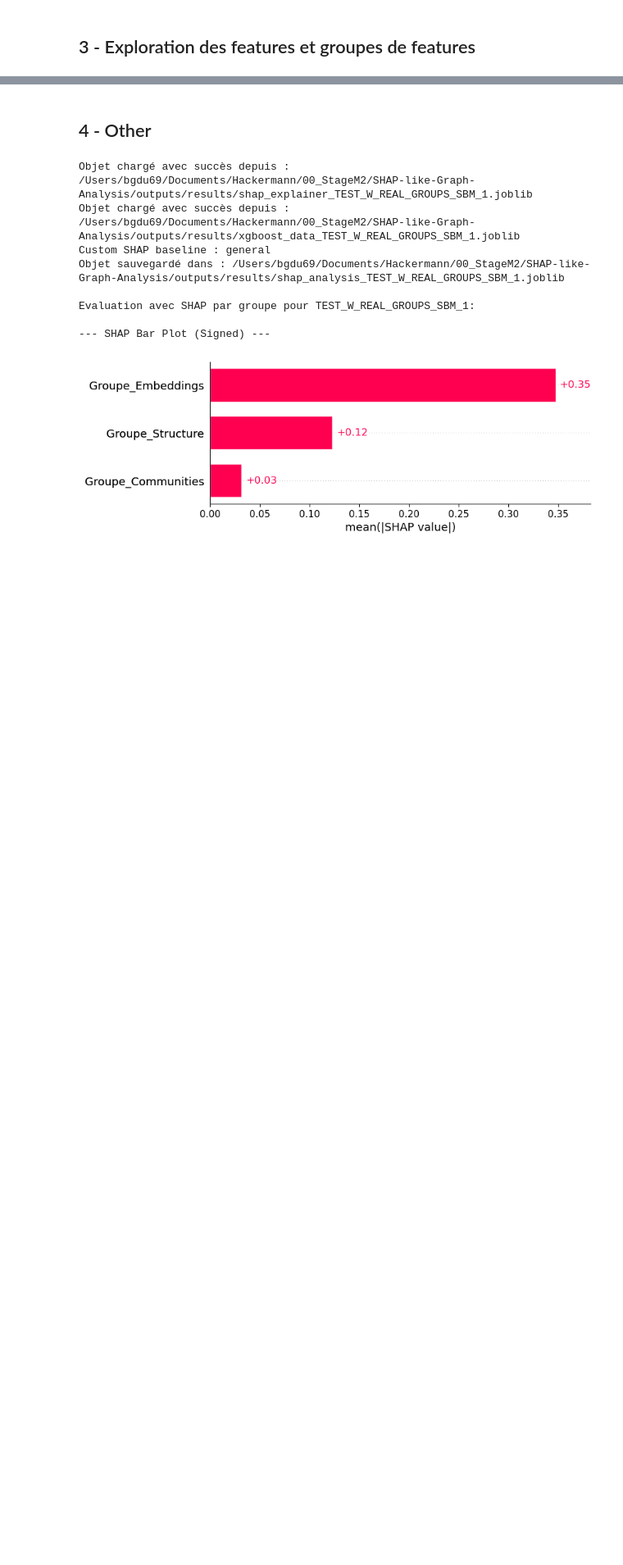
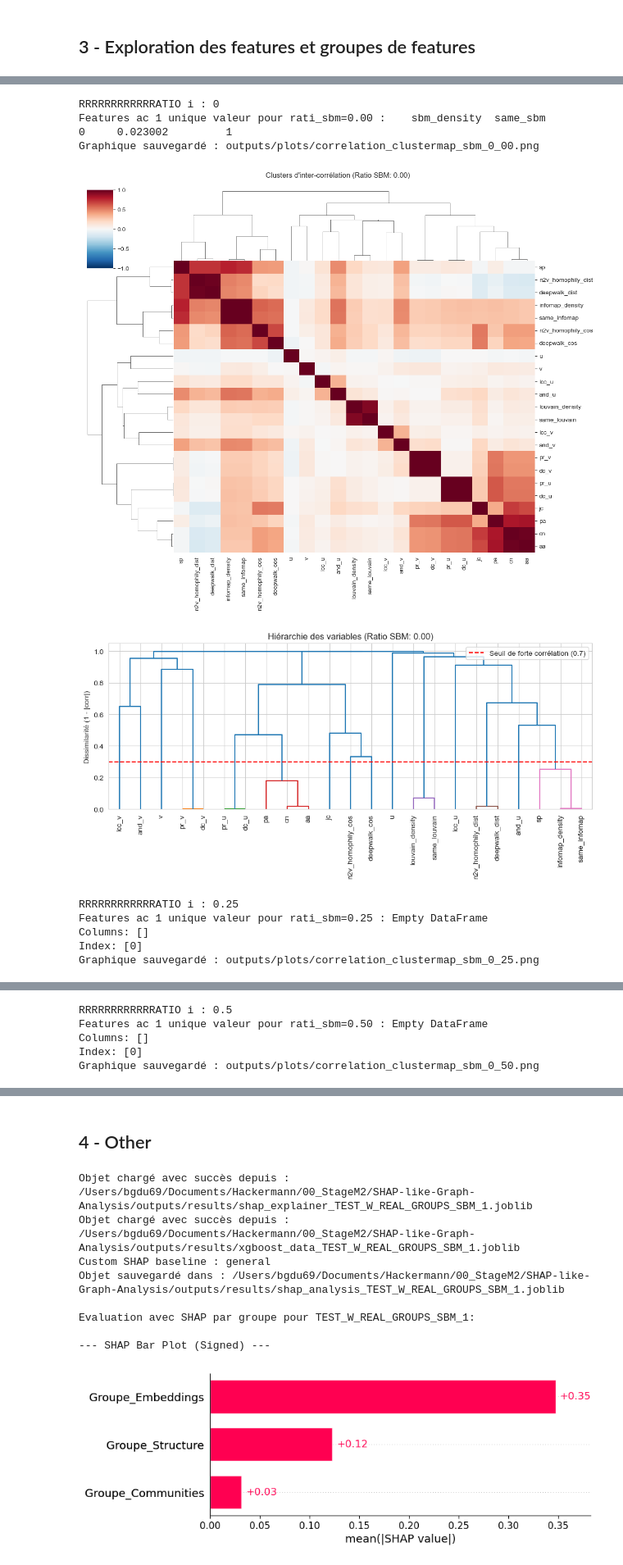
Before and after one commit to DeankoontzG/SHAP-like-Graph-Analysis, a Jupyter notebook: Performance_Analysis.ipynb, the cells around one changed output, grey strips where cells are left out. Shown at 82% size. Drawn from its saved outputs; the diff is of its cells as text; code cells hidden in the pictures; blank space fills up the shorter version.

```diff
--- a/Performance_Analysis.ipynb
+++ b/Performance_Analysis.ipynb
@@ -1305,0 +1224,70 @@ Graphique sauvegardé : outputs/plots/correlation_clustermap_sbm_0_00.png
+# %%
+# On garde tes groupes pour l'analyse
+group_mapping = {
+    "Groupe_Structure": ['cn', 'aa', 'jc', 'pa', 'sp', 'pr_u', 'pr_v', 'lcc_u', 'lcc_v', 'and_u', 'and_v', 'dc_u', 'dc_v'],
+    "Groupe_Communities": ['sbm_density', 'same_sbm', 'infomap_density', 'same_infomap',"louvain_density", "same_louvain"],
+    "Groupe_Embeddings": ['n2v_homophily_cos', 'n2v_homophily_dist', 'deepwalk_cos', 'deepwalk_dist']
+}
+
+output_folder = "outputs/plots"
+os.makedirs(output_folder, exist_ok=True)
+
+ratios = [0, 0.25, 0.50, 0.75, 1.00]
+for i in ratios:
+    print(f"RRRRRRRRRRRRATIO i : {i}")
+    sbm_val_str = f"{i:.2f}"
+    pos_val_str = f"{1-i:.2f}"
+    G_name = f"artificial_graph_sbmv2_{sbm_val_str.replace('.', '_')}_pos_{pos_val_str.replace('.', '_')}"
+
+    _, dataset_train, _, _, _, _ = gp.load_all_data_for_graph(G_name)
+    features = [c for c in dataset_train.columns if c != 'target']
+    df_features = dataset_train[features]
+
+    print(f"Features ac 1 unique valeur pour rati_sbm={sbm_val_str} : {df_features.loc[:, df_features.nunique() <= 1].head(1)}")
+    df_features = df_features.loc[:, df_features.nunique() > 1]
+
+    # --- CALCUL DE LA MATRICE DE CORRÉLATION ---
+    corr_matrix = df_features.corr(method='pearson')
+
+    # --- PLOT 1 : CLUSTERMAP (La vue d'ensemble) ---
+    # Combine la heatmap et le dendrogramme
+    g = sns.clustermap(corr_matrix,
+                       method='complete',
+                       cmap='RdBu_r',
+                       vmin=-1, vmax=1,
+                       figsize=(12, 10))
+    g.fig.suptitle(f"Clusters d'inter-corrélation (Ratio SBM: {sbm_val_str})", y=1.02)
+
+    save_path = os.path.join(output_folder, f"correlation_clustermap_sbm_{sbm_val_str.replace('.', '_')}.png")
+    plt.savefig(save_path, bbox_inches='tight', dpi=300)
+    print(f"Graphique sauvegardé : {save_path}")
+
+    plt.show()
+
+    # --- PLOT 2 : DENDROGRAMME PUR (Focus structure) ---
+    plt.figure(figsize=(10, 5))
+    features_clean = df_features.columns.tolist()
+    # Distance = 1 - valeur absolue de la corrélation
+    dissimilarity = 1 - np.abs(corr_matrix)
+    # Linkage sur la matrice de corrélation nettoyée
+    Z = hierarchy.linkage(squareform(dissimilarity, checks=False), method='complete')
+
+    hierarchy.dendrogram(Z, labels=features_clean, leaf_rotation=90, color_threshold=0.3)
+    plt.axhline(y=0.3, color='r', linestyle='--', label='Seuil de forte corrélation (0.7)')
+    plt.title(f"Hiérarchie des variables (Ratio SBM: {sbm_val_str})")
+    plt.ylabel("Dissimilarité (1 - |corr|)")
+    plt.legend()
+    plt.tight_layout()
+    plt.show()
+# %% [output]
+RRRRRRRRRRRRATIO i : 0
+Features ac 1 unique valeur pour rati_sbm=0.00 :    sbm_density  same_sbm
+0     0.023002         1
+Graphique sauvegardé : outputs/plots/correlation_clustermap_sbm_0_00.png
+[figure, added]
+[figure, added]
+RRRRRRRRRRRRATIO i : 0.25
+Features ac 1 unique valeur pour rati_sbm=0.25 : Empty DataFrame
+Columns: []
+Index: [0]
+Graphique sauvegardé : outputs/plots/correlation_clustermap_sbm_0_25.png
@@ -1305,0 +1296,5 @@ Graphique sauvegardé : outputs/plots/correlation_clustermap_sbm_0_00.png
+RRRRRRRRRRRRATIO i : 0.5
+Features ac 1 unique valeur pour rati_sbm=0.50 : Empty DataFrame
+Columns: []
+Index: [0]
+Graphique sauvegardé : outputs/plots/correlation_clustermap_sbm_0_50.png
```
Also changed, not shown: parts of 8 cells of this notebook, 3 other files.
